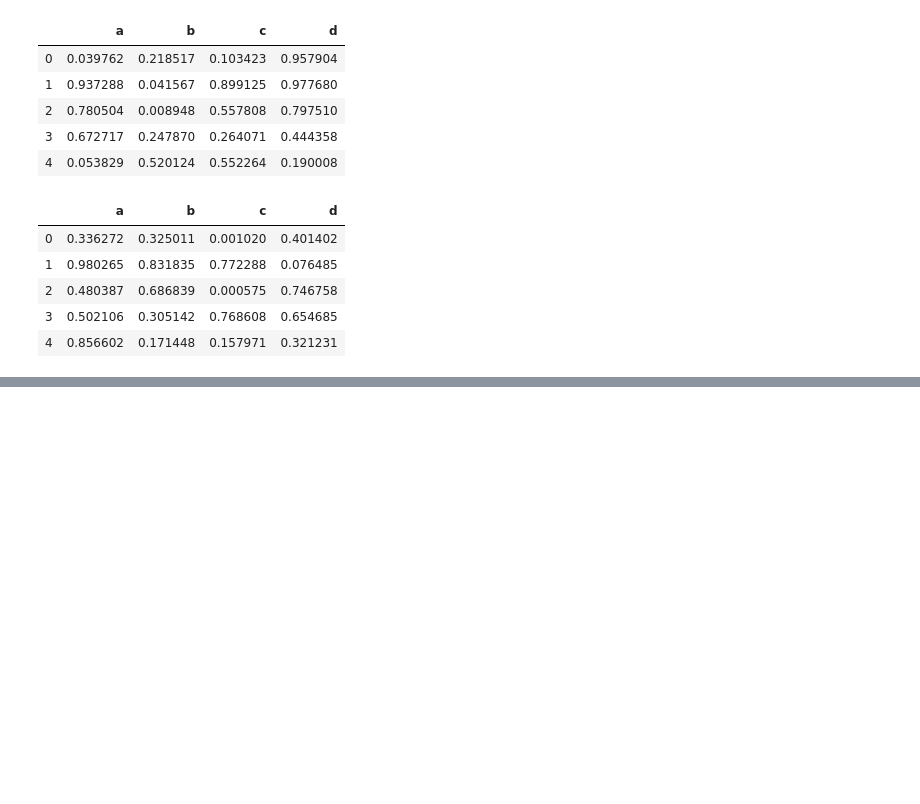
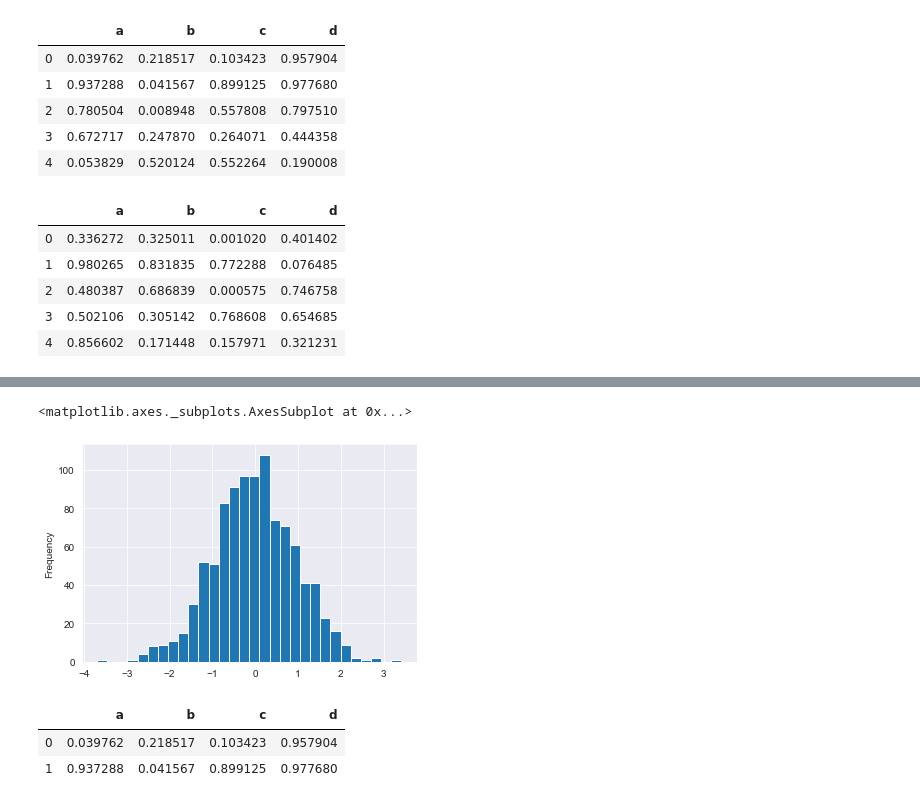
Before and after one commit to Sojiknight/PyDatSciStuds, a Jupyter notebook: Pandas Built in Data Viz.ipynb, the cells around one changed output, grey strips where cells are left out. Saved outputs shown, nothing was run; the diff lists cells and outputs as text; code cells hidden in the pictures; blank space fills up the shorter version.

```diff
--- a/Pandas Built in Data Viz.ipynb
+++ b/Pandas Built in Data Viz.ipynb
@@ -100,0 +110,11 @@ df3.head()
+# %%
+df1['A'].plot.hist(bins = 30)
+# %% [output]
+<matplotlib.axes._subplots.AxesSubplot at 0x...>
+[figure, added]
+# %%
+df2.head(2)
+# %% [output]
+|  | a | b | c | d |
+| 0 | 0.039762 | 0.218517 | 0.103423 | 0.957904 |
+| 1 | 0.937288 | 0.041567 | 0.899125 | 0.977680 |
```
Also changed, not shown: parts of 28 cells of this notebook.
